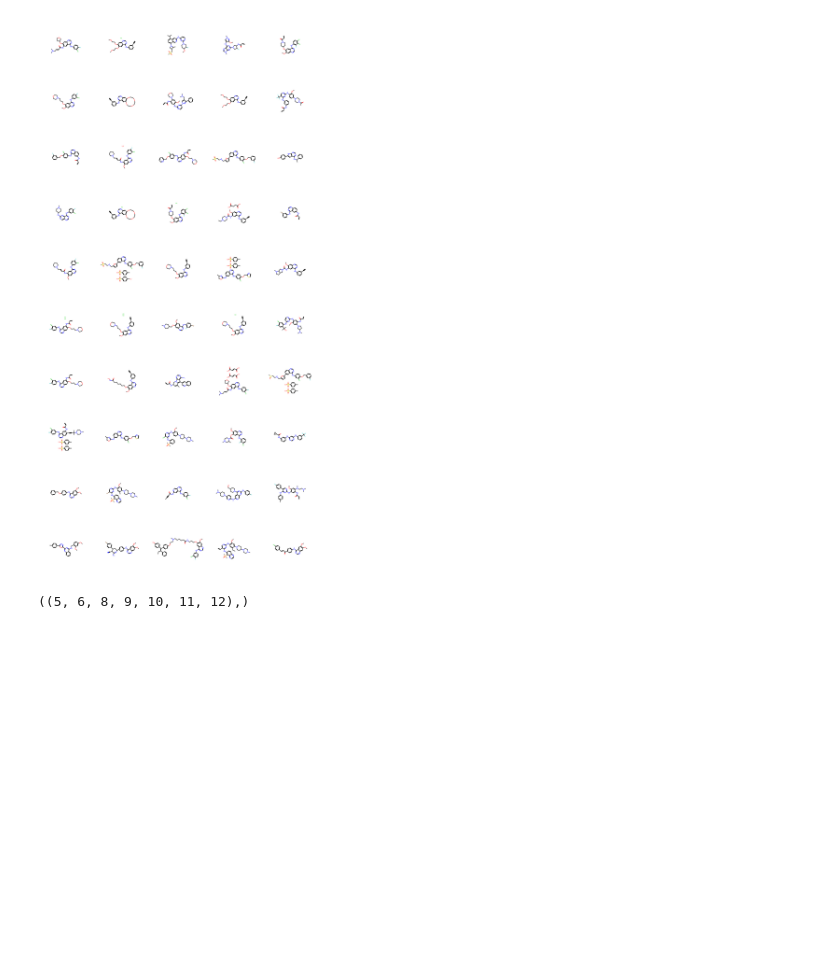
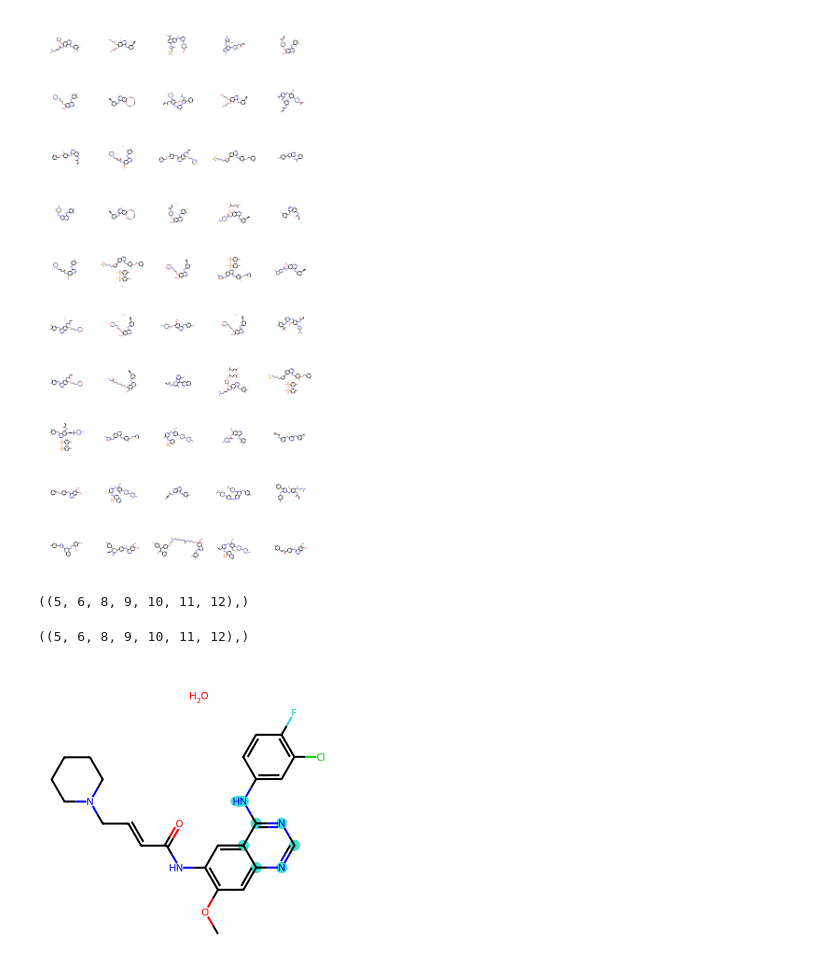
Before and after one commit to daiyizheng/DL, a Jupyter notebook: 07-rdkit/20-rdkit分子部分构造的检索与可视化.ipynb, the cells around one changed output. Saved outputs shown, nothing was run; the diff lists cells and outputs as text; code cells hidden in the pictures; blank space fills up the shorter version.

```diff
--- a/07-rdkit/20-rdkit分子部分构造的检索与可视化.ipynb
+++ b/07-rdkit/20-rdkit分子部分构造的检索与可视化.ipynb
@@ -106,3 +106,11 @@ matched_sub = EGFR_mols_HasSubstruct[11].GetSubstructMatches(template)
 matched_sub
 # %% [output]
 ((5, 6, 8, 9, 10, 11, 12),)
+# %%
+EGFR_mols_HasSubstruct[11].GetSubstructMatches(template)
+# %% [output]
+((5, 6, 8, 9, 10, 11, 12),)
+# %%
+Draw.MolToImage(EGFR_mols_HasSubstruct[11], highlightAtoms=matched_sub[0],highlightColor=highlightColor)
+# %% [output]
+[figure, added]
```
Also changed, not shown: parts of 6 cells of this notebook.
